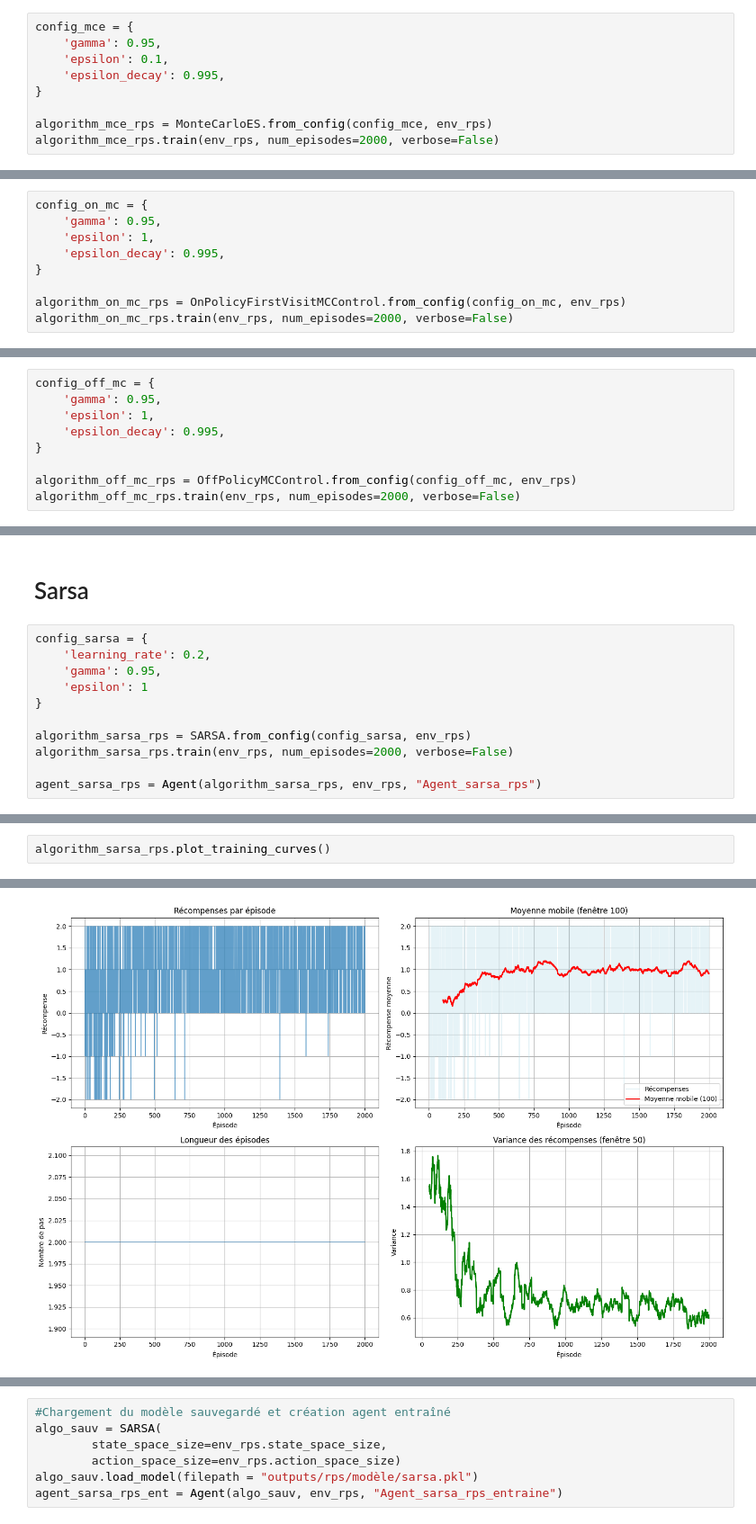
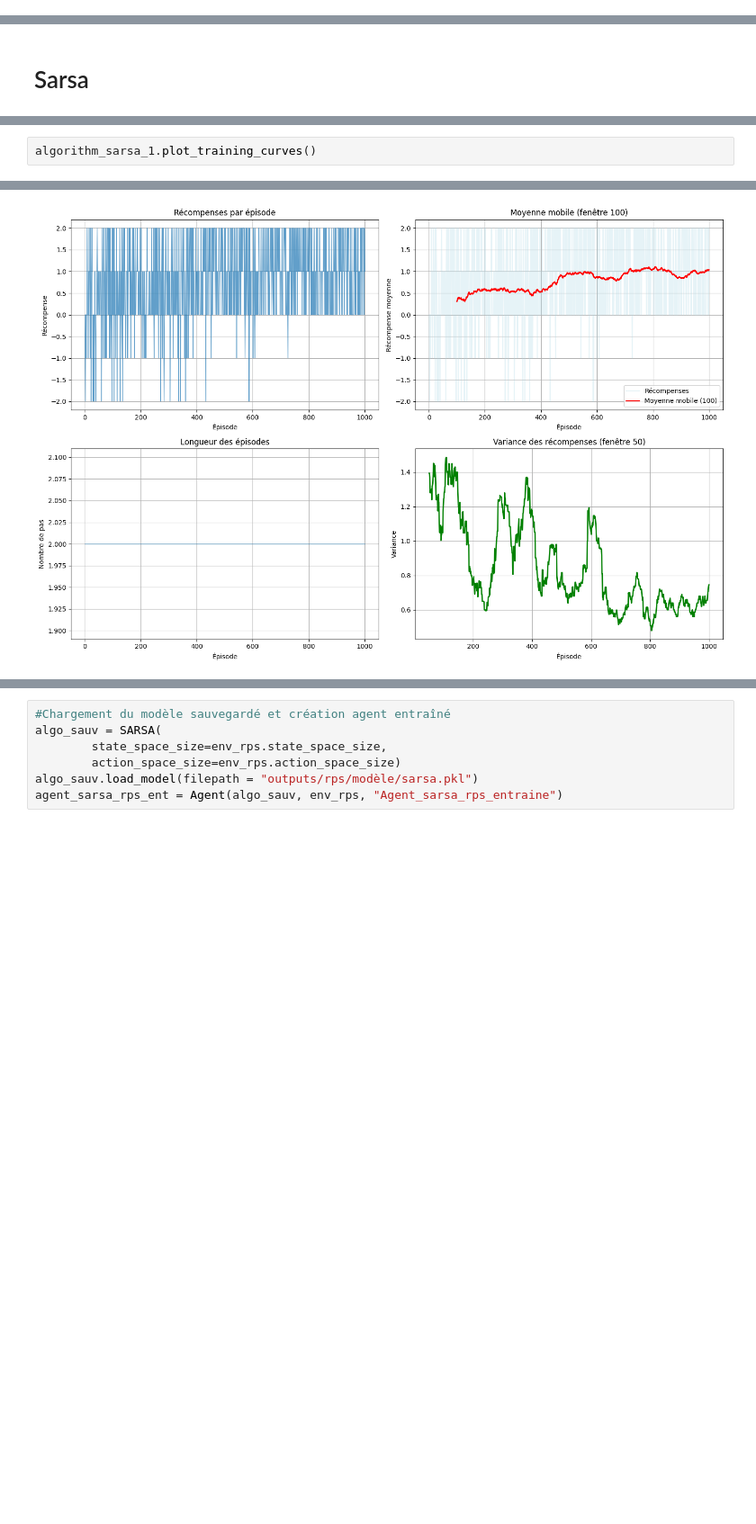
Before and after one commit to MatyLo/Projet_RL, a Jupyter notebook: Apprentissage_rps.ipynb, the cells around one changed output, grey strips where cells are left out. Shown at 90% size. Drawn from its saved outputs; the diff is of its cells as text; blank space fills up the shorter version.

```diff
--- a/Apprentissage_rps.ipynb
+++ b/Apprentissage_rps.ipynb
@@ -297,10 +402 @@ with open("outputs/rps/demo_pas_à_pas/demo_value_iteration.txt", "w", encoding=
 Plus d’épisodes = meilleure estimation de Q(s,a), doit être assez grand pour garantir la convergence.
-# %%
-config_mce = {
-    'gamma': 0.95,
-    'epsilon': 0.1,
-    'epsilon_decay': 0.995,
-}
-
-algorithm_mce_rps = MonteCarloES.from_config(config_mce, env_rps)
-algorithm_mce_rps.train(env_rps, num_episodes=2000, verbose=False)
@@ -430,12 +598,3 @@ with open("outputs/rps/demo_pas_à_pas/demo_monte_carlo_es.txt", "w", encoding="
     f.write(buffer.getvalue())
 # %% [markdown]
 # On policy Monte Carlo
-# %%
-config_on_mc = {
-    'gamma': 0.95,
-    'epsilon': 1,
-    'epsilon_decay': 0.995,
-}
-
-algorithm_on_mc_rps = OnPolicyFirstVisitMCControl.from_config(config_on_mc, env_rps)
-algorithm_on_mc_rps.train(env_rps, num_episodes=2000, verbose=False)
@@ -564,12 +797,3 @@ with open("outputs/rps/demo_pas_à_pas/demo_on_monte_carlo.txt", "w", encoding="
     f.write(buffer.getvalue())
 # %% [markdown]
 # Off policy Monte Carlo
-# %%
-config_off_mc = {
-    'gamma': 0.95,
-    'epsilon': 1,
-    'epsilon_decay': 0.995,
-}
-
-algorithm_off_mc_rps = OffPolicyMCControl.from_config(config_off_mc, env_rps)
-algorithm_off_mc_rps.train(env_rps, num_episodes=2000, verbose=False)
@@ -696,14 +995,3 @@ with open("outputs/rps/demo_pas_à_pas/demo_off_monte_carlo.txt", "w", encoding=
     f.write(buffer.getvalue())
 # %% [markdown]
 # Sarsa
-# %%
-config_sarsa = {
-    'learning_rate': 0.2,
-    'gamma': 0.95,
-    'epsilon': 1
-}
-
-algorithm_sarsa_rps = SARSA.from_config(config_sarsa, env_rps)
-algorithm_sarsa_rps.train(env_rps, num_episodes=2000, verbose=False)
-
-agent_sarsa_rps = Agent(algorithm_sarsa_rps, env_rps, "Agent_sarsa_rps")
@@ -766,3 +1148,3 @@ Temps d'évaluation: 0.02s
 # %%
-algorithm_sarsa_rps.plot_training_curves()
+algorithm_sarsa_1.plot_training_curves()
 # %% [output]
@@ -772,2 +1151,2 @@ algorithm_sarsa_rps.plot_training_curves()
-[figure, old version]
+[figure, new version]
 # %% [markdown]
```
Also changed, not shown: parts of 56 cells of this notebook, 31 other files.
